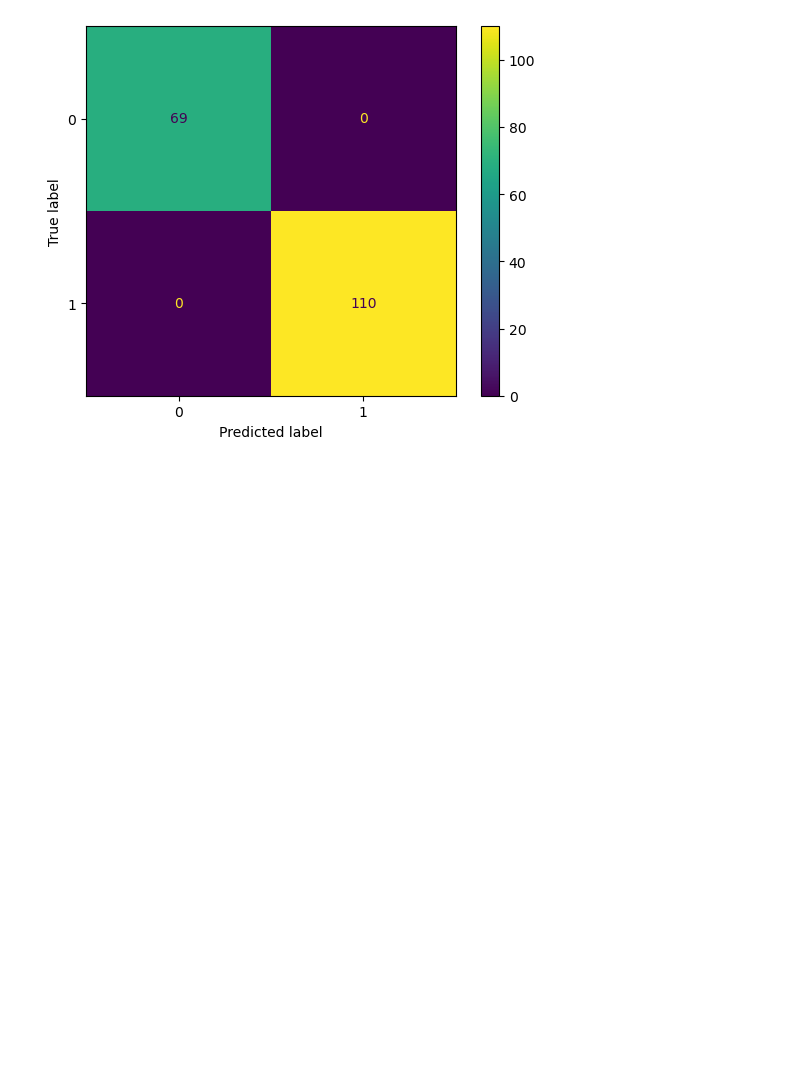
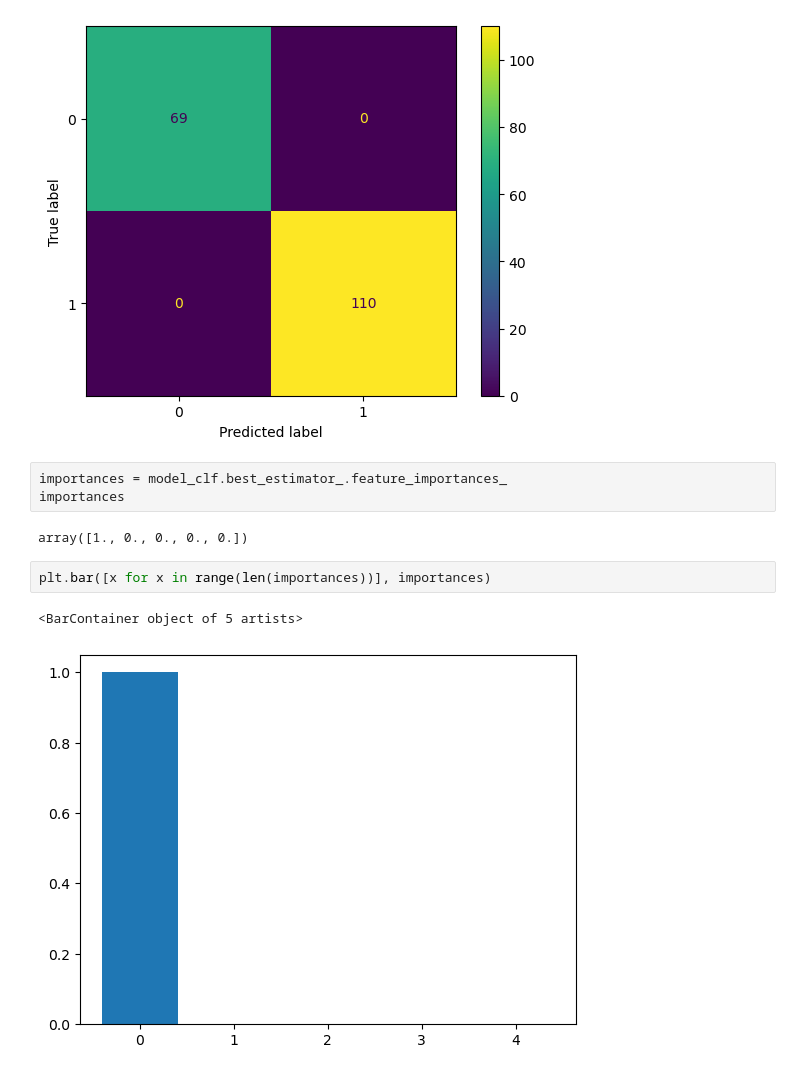
Before and after one commit to Arnav-Aeon/Machine-Learning-Codes, a Jupyter notebook: Random forest and Adaboost.ipynb, the cells around one changed output. Drawn from its saved outputs; the diff is of its cells as text; blank space fills up the shorter version.

```diff
--- a/Random forest and Adaboost.ipynb
+++ b/Random forest and Adaboost.ipynb
@@ -168,3 +179,13 @@ ConfusionMatrixDisplay(cm).plot()
 # %% [output]
 <sklearn.metrics._plot.confusion_matrix.ConfusionMatrixDisplay at 0x...>
 [figure]
+# %%
+importances = model_clf.best_estimator_.feature_importances_
+importances
+# %% [output]
+array([1., 0., 0., 0., 0.])
+# %%
+plt.bar([x for x in range(len(importances))], importances)
+# %% [output]
+<BarContainer object of 5 artists>
+[figure, added]
```
Also changed, not shown: parts of 2 cells of this notebook, 2 other files.
